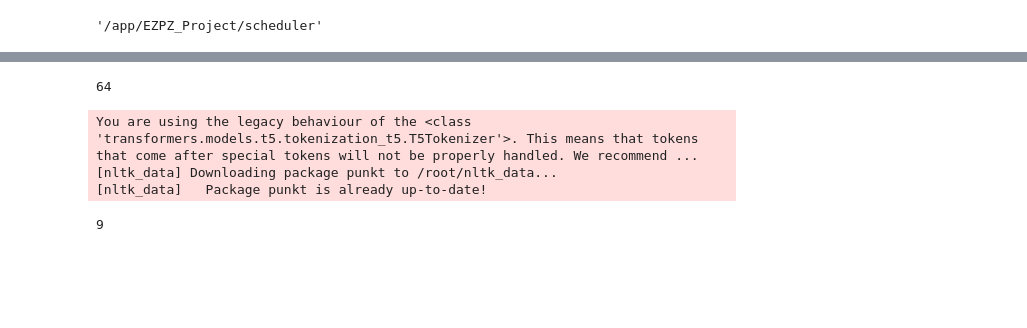
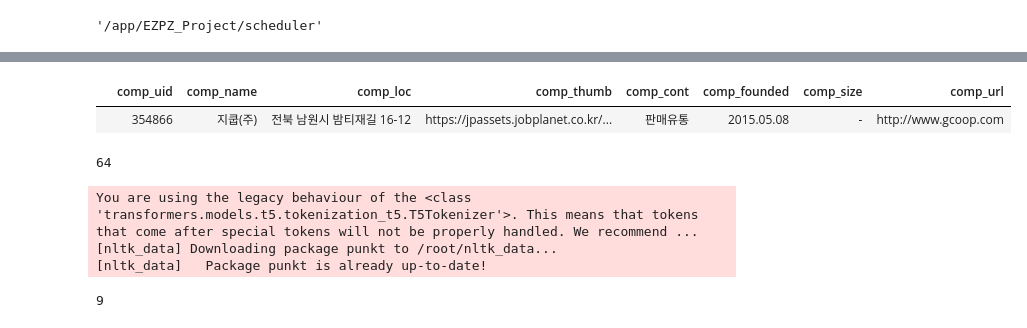
Before and after one commit to parking-place/EZPZ_Project, a Jupyter notebook: scheduler/new_comp_crawler.ipynb, the cells around one changed output, grey strips where cells are left out. Saved outputs shown, nothing was run; the diff lists cells and outputs as text; code cells hidden in the pictures; blank space fills up the shorter version.

```diff
--- a/scheduler/new_comp_crawler.ipynb
+++ b/scheduler/new_comp_crawler.ipynb
@@ -66,3 +93,10 @@ import sql_connection as sc
+# %%
+comp_info_df=info_crawler.get_url('지쿱')
+comp_info_df['comp_cont']=comp_info_df['comp_cont'].iloc[0][0]
+comp_info_df
+# %% [output]
+|  | comp_uid | comp_name | comp_loc | comp_thumb | comp_cont | comp_founded | comp_size | comp_url |
+|  | 354866 | 지쿱(주) | 전북 남원시 밤티재길 16-12 | https://jpassets.jobplanet.co.kr/... | 판매유통 | 2015.05.08 | - | http://www.gcoop.com |
 # %%
 sql = f'select comp_uid from comp_info where replace(comp_name , " ", "") like "%제너럴바이오(주)%" '
 uid = sc.conn_and_exec(sql)
```
Also changed, not shown: parts of 3 cells of this notebook, 2 other files.
